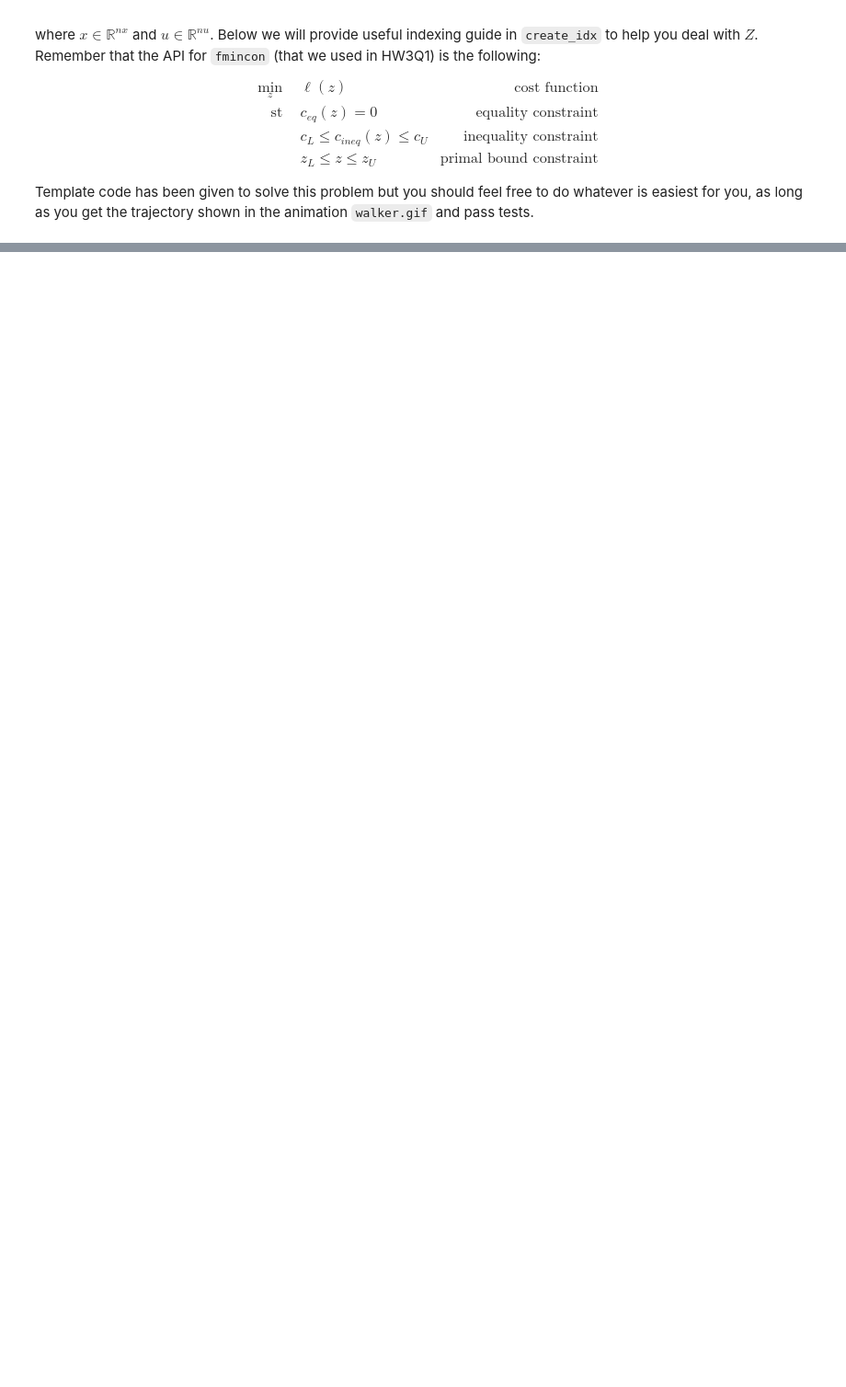
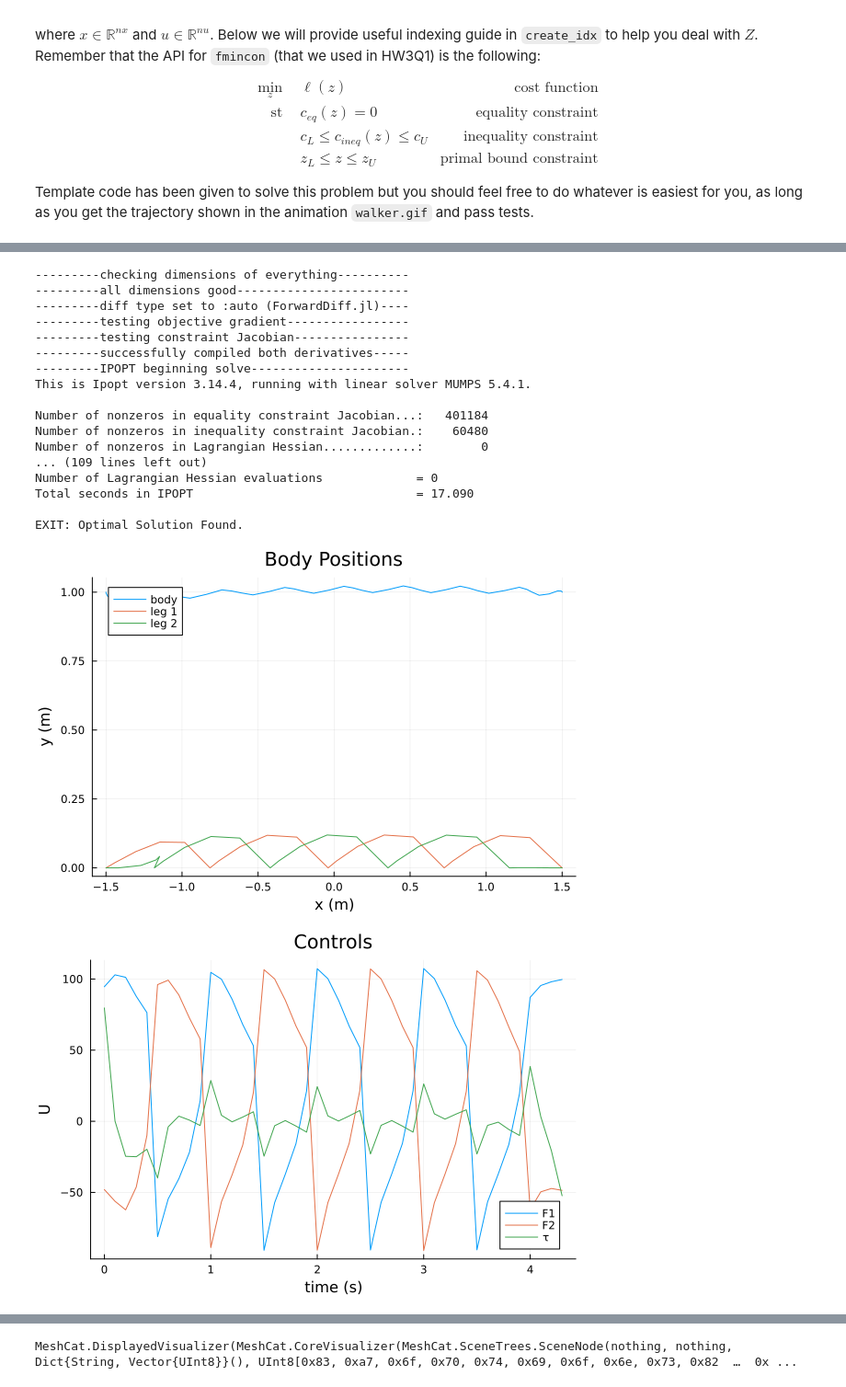
Before and after one commit to Guo-lab/16745-Optimal-Control-and-RL, a Jupyter notebook: HW4_S24-main/Q2.ipynb, the cells around one changed output, grey strips where cells are left out. Shown at 92% size. Cells and saved outputs as stored; diff of their text form; code cells hidden in the pictures; blank space fills up the shorter version.

```diff
--- a/HW4_S24-main/Q2.ipynb
+++ b/HW4_S24-main/Q2.ipynb
@@ -148,7 +152,7 @@ function stance2_dynamics(model::NamedTuple, x::Vector, u::Vector)
 	ℓ2x = (rb[1] - rf2[1]) / norm(rb - rf2)
 	ℓ2y = (rb[2] - rf2[2]) / norm(rb - rf2)
 
-	B = [  ℓ1x  ℓ2x  ℓ1y-ℓ2y;
+	B = [ ℓ1x  ℓ2x  ℓ1y-ℓ2y;
 		 ℓ1y  ℓ2y  ℓ2x-ℓ1x;
 		-ℓ1x   0  -ℓ1y;
 		-ℓ1y   0   ℓ1x;
@@ -162,6 +166,7 @@ function stance2_dynamics(model::NamedTuple, x::Vector, u::Vector)
 	return ẋ
 end
 
+# inelastic collision makes the velocity of the foot zero
 function jump1_map(x)
 	# foot 1 experiences inelastic collision
 	xn = [x[1:8]; 0.0; 0.0; x[11:12]]
@@ -175,6 +180,12 @@ function jump2_map(x)
 end
 
 function rk4(model::NamedTuple, ode::Function, x::Vector, u::Vector, dt::Real)::Vector
+	"""
+		Runge-Kutta 4th order integrator
+
+		Returns:
+			xn: state at time t + dt
+	"""
 	k1 = dt * ode(model, x, u)
 	k2 = dt * ode(model, x + k1 / 2, u)
 	k3 = dt * ode(model, x + k2 / 2, u)
@@ -421,35 +568,33 @@ end
 	# put everything useful in params
 	params = (
 		model = model,
-		nx = nx,
-		nu = nu,
-		tf = tf,
-		dt = dt,
-		t_vec = t_vec,
-		N = N,
-		M1 = M1,
-		M2 = M2,
-		J1 = J1,
-		J2 = J2,
-		xic = xic,
-		xg = xg,
-		idx = idx,
+		nx = nx, nu = nu, tf = tf, dt = dt, t_vec = t_vec, N = N,
+		M1 = M1, M2 = M2, J1 = J1, J2 = J2,
+		xic = xic, xg = xg, idx = idx,
 		Q = Q, R = R, Qf = Qf,
-		Xref = Xref,
-		Uref = Uref,
+		Xref = Xref, Uref = Uref,
 	)
 
 	# TODO: primal bounds (constraint 11)
-	x_l = -Inf * ones(idx.nz) # update this
-	x_u = Inf * ones(idx.nz) # update this
-
+	x_l = -Inf * ones(idx.nz)
+	x_u = Inf * ones(idx.nz)
+	for i in 1:N
+		x_l[idx.x[i][2]], x_l[idx.x[i][4]], x_l[idx.x[i][6]] = 0, 0, 0
+	end
 
 	# TODO: inequality constraint bounds
-	c_l = -Inf * ones(2 * N) # update this
-	c_u = Inf * ones(2 * N) # update this
+	c_l = -Inf * ones(2 * N)
+	c_u = Inf * ones(2 * N)
+	for i in 1:(N*2)
+		c_l[i], c_u[i] = model.ℓ_min^2, model.ℓ_max^2
+	end
 
 	# TODO: initialize z0 with the reference Xref, Uref
-	z0 = zeros(idx.nz) # update this
+	z0 = zeros(idx.nz)
+	for i in 1:N-1
+		z0[idx.x[i]], z0[idx.u[i]] = Xref[i], Uref[i]
+	end
+	z0[idx.x[N]] = Xref[N]
 
 	# adding a little noise to the initial guess is a good idea
 	z0 = z0 + (1e-6) * randn(idx.nz)
@@ -489,30 +634,50 @@ end
 	display(render(vis))
 
 	# --------testing----------------
 
 	# initial and terminal states
 	@test norm(X[1] - xic, Inf) <= 1e-3
 	@test norm(X[end] - xg, Inf) <= 1e-3
 
 	for x in X
 
 		# distance between bodies
 		rb = x[1:2]
 		rf1 = x[3:4]
 		rf2 = x[5:6]
 		@test (0.5 - 1e-3) <= norm(rb - rf1) <= (1.5 + 1e-3)
 		@test (0.5 - 1e-3) <= norm(rb - rf2) <= (1.5 + 1e-3)
 
 		# no two feet moving at once
 		v1 = x[9:10]
 		v2 = x[11:12]
 		@test min(norm(v1, Inf), norm(v2, Inf)) <= 1e-3
 
 		# check everything above the surface
 		@test x[2] >= (0 - 1e-3)
 		@test x[4] >= (0 - 1e-3)
 		@test x[6] >= (0 - 1e-3)
 
 	end
 
 end
+# %% [output]
+---------checking dimensions of everything----------
+---------all dimensions good------------------------
+---------diff type set to :auto (ForwardDiff.jl)----
+---------testing objective gradient-----------------
+---------testing constraint Jacobian----------------
+---------successfully compiled both derivatives-----
+---------IPOPT beginning solve----------------------
+This is Ipopt version 3.14.4, running with linear solver MUMPS 5.4.1.
+
+Number of nonzeros in equality constraint Jacobian...:   401184
+Number of nonzeros in inequality constraint Jacobian.:    60480
+Number of nonzeros in Lagrangian Hessian.............:        0
+... (109 lines left out)
+Number of Lagrangian Hessian evaluations             = 0
+Total seconds in IPOPT                               = 17.090
+
+EXIT: Optimal Solution Found.
+[figure, added]
+[figure, added]
@@ -518,0 +689 @@ end
+MeshCat.DisplayedVisualizer(MeshCat.CoreVisualizer(MeshCat.SceneTrees.SceneNode(nothing, nothing, Dict{String, Vector{UInt8}}(), UInt8[0x83, 0xa7, 0x6f, 0x70, 0x74, 0x69, 0x6f, 0x6e, 0x73, 0x82  …  0x ...
```
Also changed, not shown: parts of 9 cells of this notebook, 3 other files.
